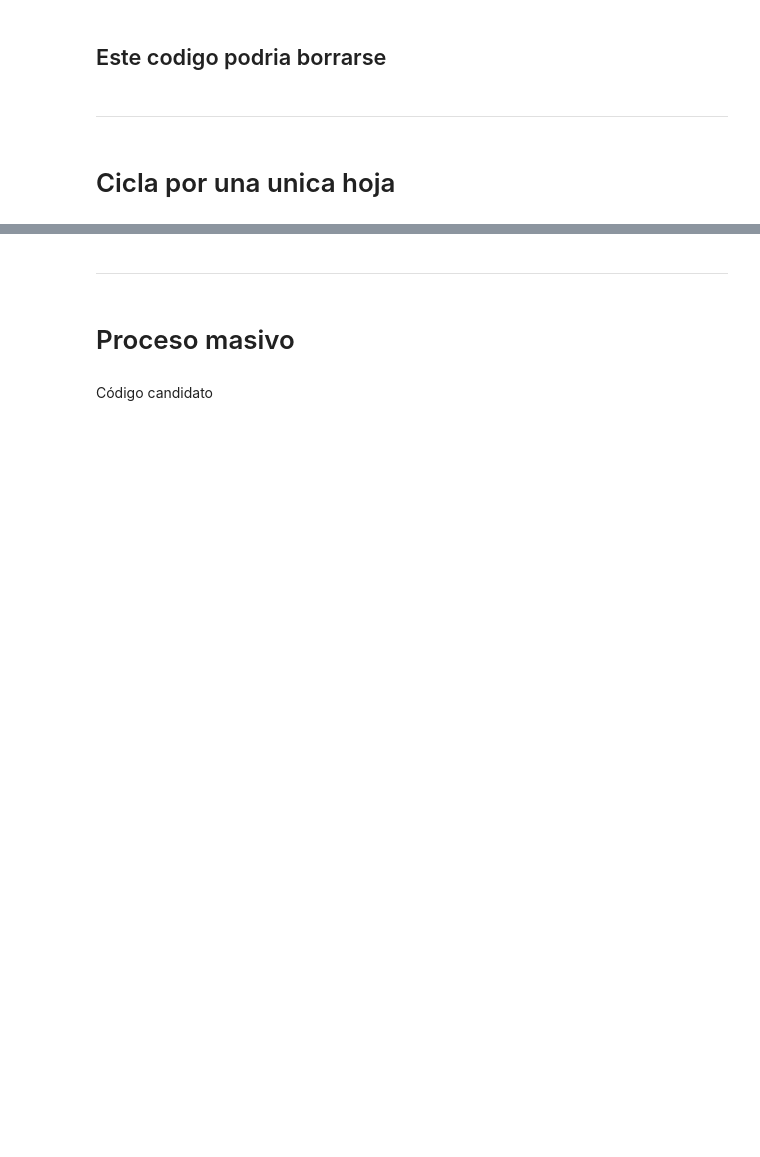
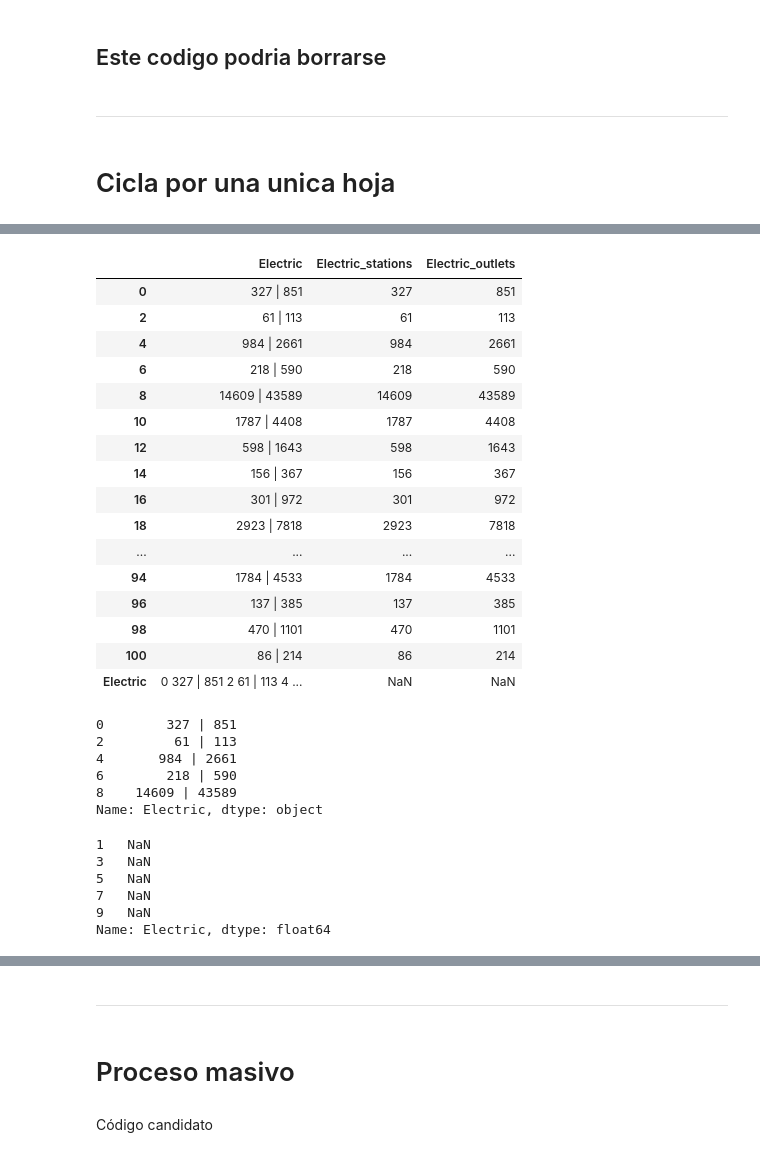
Before and after one commit to omanofx/portfolio, a Jupyter notebook: data_wrangling/data_cleaning.ipynb, the cells around one changed output, grey strips where cells are left out. Cells and saved outputs as stored; diff of their text form; code cells hidden in the pictures; blank space fills up the shorter version.

```diff
--- a/data_wrangling/data_cleaning.ipynb
+++ b/data_wrangling/data_cleaning.ipynb
@@ -590,0 +548,20 @@ elif year_sheet in range(2020,2022):
+# %%
+df_ok
+# %% [output]
+|  | Electric | Electric_stations | Electric_outlets |
+| 0 | 327 | 851 | 327 | 851 |
+| 2 | 61 | 113 | 61 | 113 |
+| 4 | 984 | 2661 | 984 | 2661 |
+| 6 | 218 | 590 | 218 | 590 |
+| 8 | 14609 | 43589 | 14609 | 43589 |
+| 10 | 1787 | 4408 | 1787 | 4408 |
+| 12 | 598 | 1643 | 598 | 1643 |
+| 14 | 156 | 367 | 156 | 367 |
+| 16 | 301 | 972 | 301 | 972 |
+| 18 | 2923 | 7818 | 2923 | 7818 |
+| ... | ... | ... | ... |
+| 94 | 1784 | 4533 | 1784 | 4533 |
+| 96 | 137 | 385 | 137 | 385 |
+| 98 | 470 | 1101 | 470 | 1101 |
+| 100 | 86 | 214 | 86 | 214 |
+| Electric | 0 327 | 851 2 61 | 113 4 ... | NaN | NaN |
@@ -590,0 +609,12 @@ elif year_sheet in range(2020,2022):
+# %%
+# Valores PAR
+df_ok_par['Electric'] = df_ok['Electric'].iloc[::2]
+new_columns_par =df_ok_par.str.split('|', expand=True).iloc[::2]
+df_ok_par.head(5)
+# %% [output]
+0        327 | 851
+2         61 | 113
+4       984 | 2661
+6        218 | 590
+8    14609 | 43589
+Name: Electric, dtype: object
@@ -591,2 +624,13 @@ elif year_sheet in range(2020,2022):
+# %%
+df_ok_impar['Electric'] = df_ok['Electric'].iloc[1::2]
+df_ok_impar = df_ok_impar.str.split('|')
+df_ok_impar.head(5)
+# %% [output]
+1   NaN
+3   NaN
+5   NaN
+7   NaN
+9   NaN
+Name: Electric, dtype: float64
 # %%
 df_hojas
```
Also changed, not shown: parts of 14 cells of this notebook.
